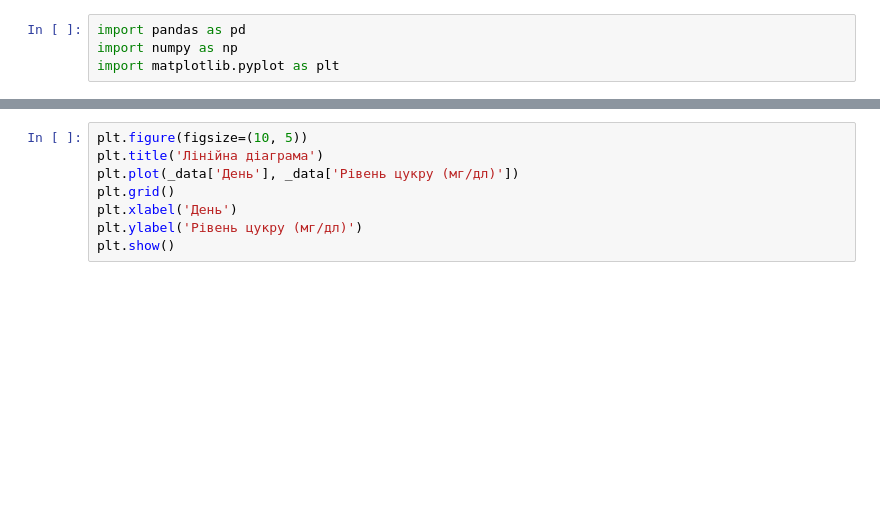
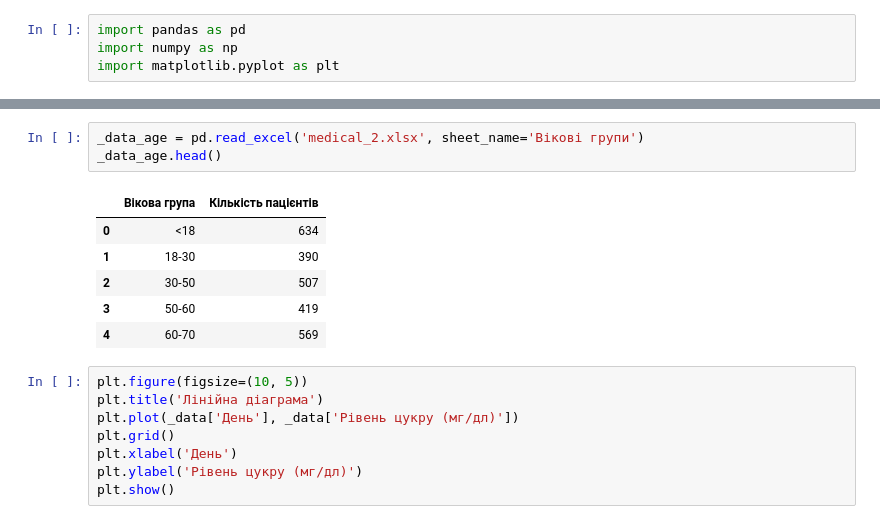
Before and after one commit to 4gn5t/DataAnalysis, a Jupyter notebook: lab4/main.ipynb, the cells around one changed output, grey strips where cells are left out. Saved outputs shown, nothing was run; the diff lists cells and outputs as text; blank space fills up the shorter version.

```diff
--- a/lab4/main.ipynb
+++ b/lab4/main.ipynb
@@ -38,3 +42,13 @@ memory usage: 1.7 KB
+# %%
+_data_age = pd.read_excel('medical_2.xlsx', sheet_name='Вікові групи')
+_data_age.head()
+# %% [output]
+|  | Вікова група | Кількість пацієнтів |
+| 0 | <18 | 634 |
+| 1 | 18-30 | 390 |
+| 2 | 30-50 | 507 |
+| 3 | 50-60 | 419 |
+| 4 | 60-70 | 569 |
 # %%
 plt.figure(figsize=(10, 5))
 plt.title('Лінійна діаграма')
```
Also changed, not shown: parts of 7 cells of this notebook.
